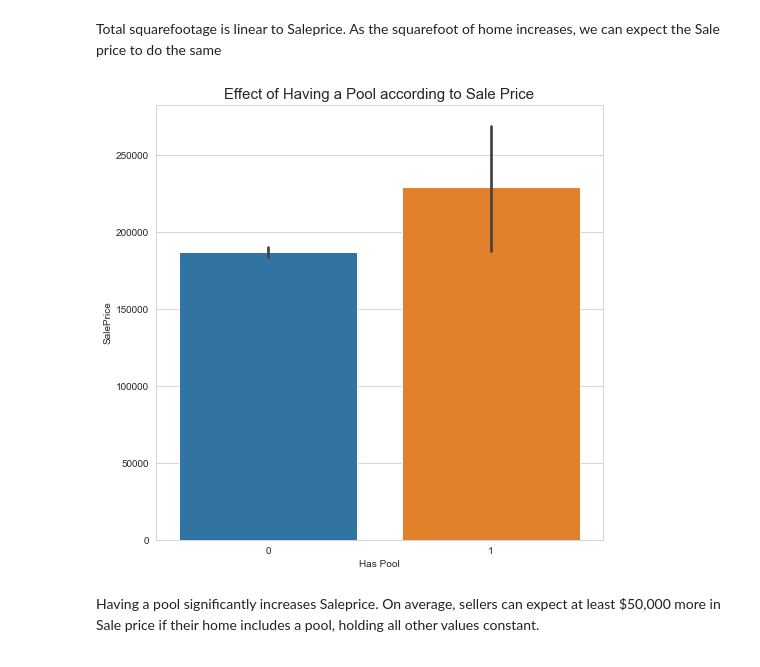
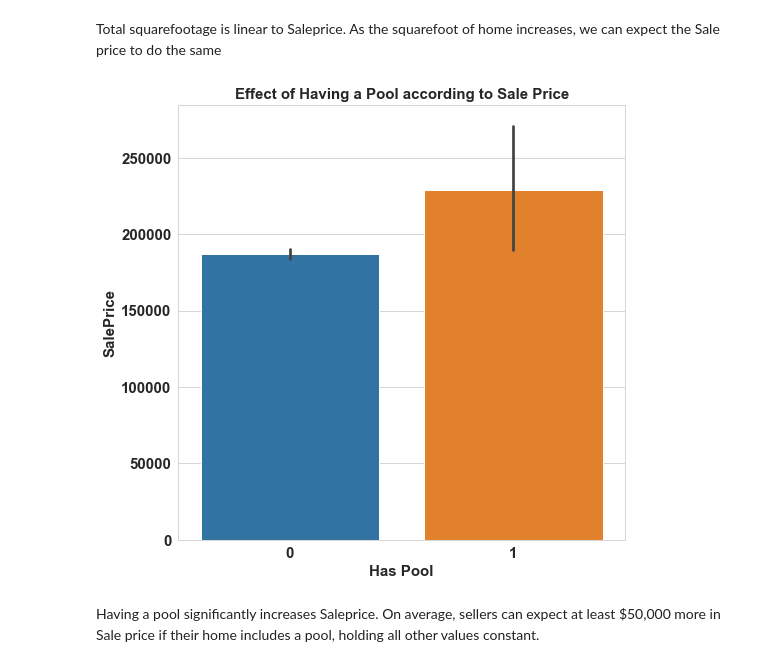
Before and after one commit to ianibogwu/Projects, a Jupyter notebook: GA-projects/01-Ames-housing/Cleaning_EDA.ipynb, the cells around one changed output. Saved outputs shown, nothing was run; the diff lists cells and outputs as text; code cells hidden in the pictures.

Commit message:
adding more plots

```diff
--- a/GA-projects/01-Ames-housing/Cleaning_EDA.ipynb
+++ b/GA-projects/01-Ames-housing/Cleaning_EDA.ipynb
@@ -345,10 +345,14 @@ sns.scatterplot(data = new_train, x = 'Total SF', y = 'SalePrice', color = 'gree
 Total squarefootage is linear to Saleprice. As the squarefoot of home increases, we can expect the Sale price to do the same
 # %%
 plt.figure(figsize=(8,8))
-plt.title('Effect of Having a Pool according to Sale Price', fontsize = 15)
-sns.barplot(data = new_train, x = 'Has Pool', y= 'SalePrice');
+plt.title('Effect of Having a Pool according to Sale Price', fontsize = 15, weight = 'bold')
+sns.barplot(data = new_train, x = 'Has Pool', y= 'SalePrice')
+plt.xticks(weight = 'bold', fontsize = 15)
+plt.yticks(weight= 'bold', fontsize = 15)
+plt.xlabel('Has Pool', fontsize = 15, weight = 'bold')
+plt.ylabel('SalePrice',fontsize = 15, weight = 'bold');
 # %% [output]
-[figure, old version]
+[figure, new version]
 # %% [markdown]
 Having a pool significantly increases Saleprice. On average, sellers can expect at least $50,000 more in Sale price if their home includes a pool, holding all other values constant.
 # %%
```
Also changed, not shown: parts of 11 cells of this notebook.
